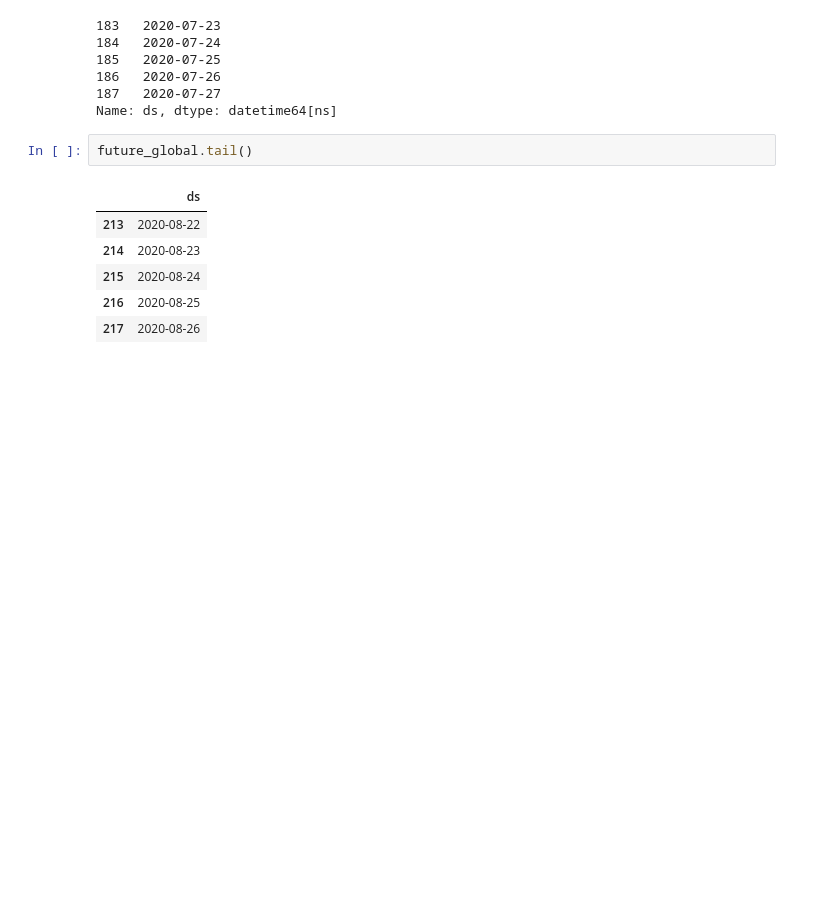
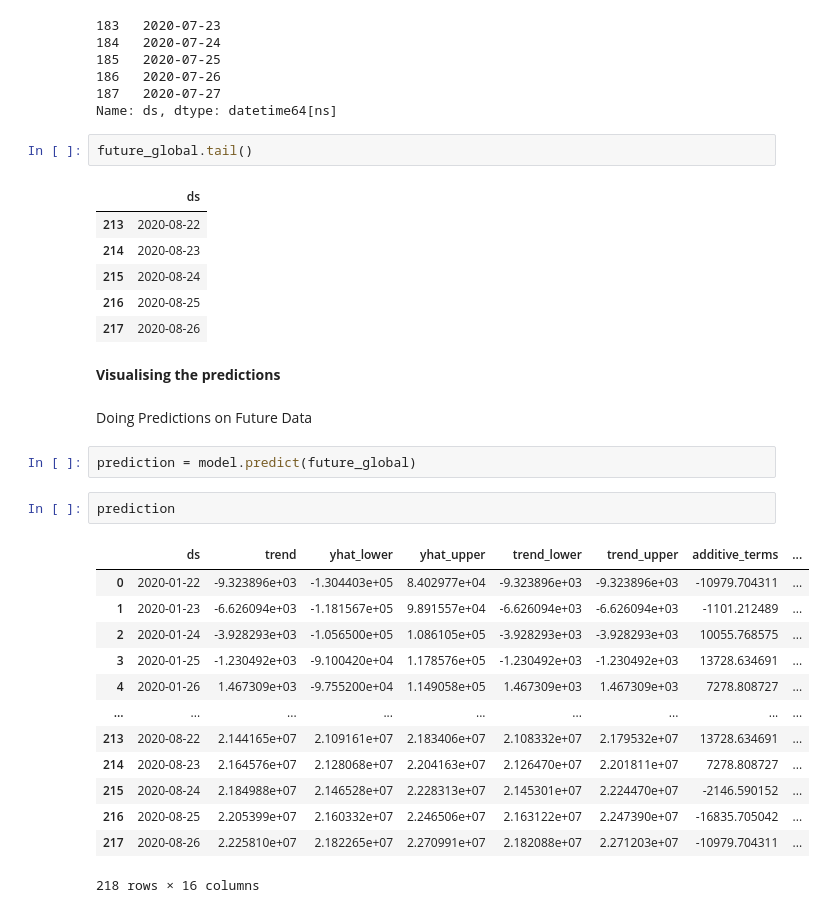
Before and after one commit to crzysab/Data-Science-Real-Projects-in-Python, a Jupyter notebook: Predicting_Covid_19_Cases.ipynb, the cells around one changed output. Saved outputs shown, nothing was run; the diff lists cells and outputs as text; blank space fills up the shorter version.

```diff
--- a/Predicting_Covid_19_Cases.ipynb
+++ b/Predicting_Covid_19_Cases.ipynb
@@ -155,3 +155,25 @@ future_global.tail()
 | 215 | 2020-08-24 |
 | 216 | 2020-08-25 |
 | 217 | 2020-08-26 |
+# %% [markdown]
+**Visualising the predictions**
+# %% [markdown]
+Doing Predictions on Future Data
+# %%
+prediction = model.predict(future_global)
+# %%
+prediction
+# %% [output]
+|  | ds | trend | yhat_lower | yhat_upper | trend_lower | trend_upper | additive_terms | ... |
+| 0 | 2020-01-22 | -9.323896e+03 | -1.304403e+05 | 8.402977e+04 | -9.323896e+03 | -9.323896e+03 | -10979.704311 | ... |
+| 1 | 2020-01-23 | -6.626094e+03 | -1.181567e+05 | 9.891557e+04 | -6.626094e+03 | -6.626094e+03 | -1101.212489 | ... |
+| 2 | 2020-01-24 | -3.928293e+03 | -1.056500e+05 | 1.086105e+05 | -3.928293e+03 | -3.928293e+03 | 10055.768575 | ... |
+| 3 | 2020-01-25 | -1.230492e+03 | -9.100420e+04 | 1.178576e+05 | -1.230492e+03 | -1.230492e+03 | 13728.634691 | ... |
+| 4 | 2020-01-26 | 1.467309e+03 | -9.755200e+04 | 1.149058e+05 | 1.467309e+03 | 1.467309e+03 | 7278.808727 | ... |
+| ... | ... | ... | ... | ... | ... | ... | ... | ... |
+| 213 | 2020-08-22 | 2.144165e+07 | 2.109161e+07 | 2.183406e+07 | 2.108332e+07 | 2.179532e+07 | 13728.634691 | ... |
+| 214 | 2020-08-23 | 2.164576e+07 | 2.128068e+07 | 2.204163e+07 | 2.126470e+07 | 2.201811e+07 | 7278.808727 | ... |
+| 215 | 2020-08-24 | 2.184988e+07 | 2.146528e+07 | 2.228313e+07 | 2.145301e+07 | 2.224470e+07 | -2146.590152 | ... |
+| 216 | 2020-08-25 | 2.205399e+07 | 2.160332e+07 | 2.246506e+07 | 2.163122e+07 | 2.247390e+07 | -16835.705042 | ... |
+| 217 | 2020-08-26 | 2.225810e+07 | 2.182265e+07 | 2.270991e+07 | 2.182088e+07 | 2.271203e+07 | -10979.704311 | ... |
+218 rows × 16 columns
```
Also changed, not shown: parts of 2 cells of this notebook.
